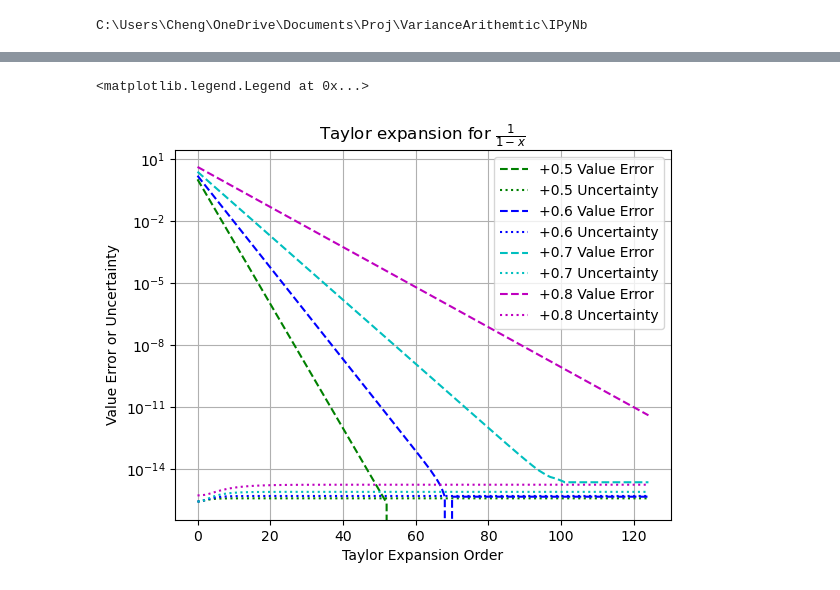
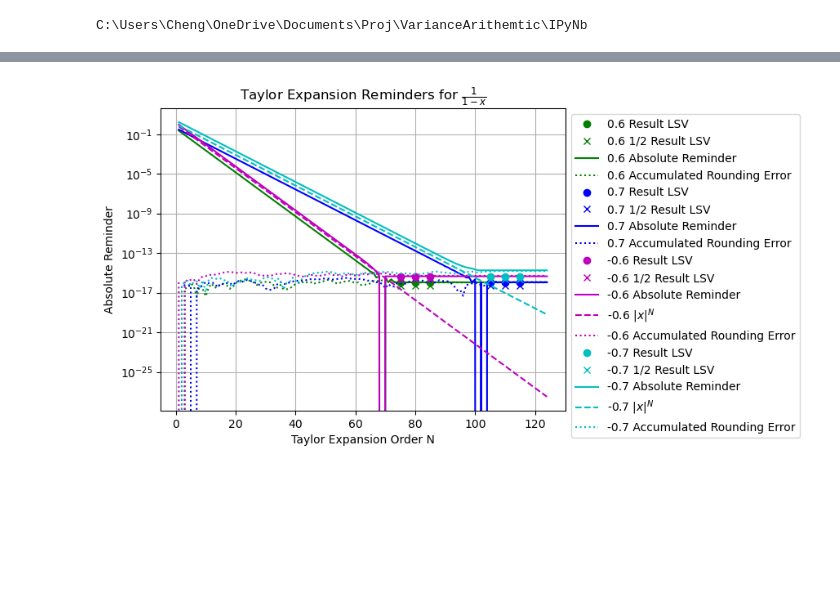
Before and after one commit to Chengpu0707/VarianceArithmetic, a Jupyter notebook: IPyNb/TaylorExpansion.ipynb, the cells around one changed output, grey strips where cells are left out. Drawn from its saved outputs; the diff is of its cells as text; code cells hidden in the pictures; blank space fills up the shorter version.

Commit message:
Improve Polynominal Taylor Expansion

```diff
--- a/IPyNb/TaylorExpansion.ipynb
+++ b/IPyNb/TaylorExpansion.ipynb
@@ -63,21 +21,31 @@ ax.legend(bbox_to_anchor=(1.0, 1.0))
-# %%
-fig, ax = plt.subplots()
-ax.set_title(r'Taylor expansion for $\frac{1}{1 - x}$')
-ax.set_xlabel('Taylor Expansion Order')
-ax.set_ylabel('Value Error or Uncertainty')
-ax.set_yscale('log')
-#ax.set_ylim(ylim)
-plt.grid(True)
-
-for epsilon, color in zip((0.5, 0.4, 0.3, 0.2), ('g', 'b', 'c', 'm')):
-    dfPlus = df[(df['Epsilon']==epsilon) & (df['Type']=='Plus')]
-    dfMinus = df[(df['Epsilon']==epsilon) & (df['Type']=='Minus')]
-    #ax.plot(dfPlus['Order'], dfPlus['Value Error'], color+'-', label=f'-{1 - epsilon} Value Error')
-    #ax.plot(dfPlus['Order'], dfPlus['Uncertainty'], color+'-.', label=f'-{1 -epsilon} Uncertainty')
-    ax.plot(dfMinus['Order'], dfMinus['Value Error'], color+'--', label=f'+{1 - epsilon} Value Error')
-    ax.plot(dfMinus['Order'], dfMinus['Uncertainty'], color+':', label=f'+{1 - epsilon} Uncertainty')
-
-ax.legend(bbox_to_anchor=(1.0, 1.0))
-# %% [output]
-<matplotlib.legend.Legend at 0x...>
-[figure, removed]
+# %%
+def PlotReminderUncertainty(minOrder=0, maxOrder=125, ylim=[], showUncertainty=False):
+    fig, ax = plt.subplots()
+    ax.set_title(r'Taylor Expansion Reminders for $\frac{1}{1 - x}$')
+    ax.set_xlabel('Taylor Expansion Order N')
+    ax.set_ylabel('Absolute Reminder')
+    ax.set_yscale('log')
+    if ylim:
+        ax.set_ylim(ylim)
+    plt.grid(True)
+
+    for x, color, sUlp in zip((0.6, 0.7, -0.6, -0.7), ('g', 'b', 'm', 'c'), [(75, 80, 85), (105, 110, 115)]*2):
+        dfPlot = df[(df['X']==x) & (df['Order']>=minOrder) & (df['Order']<=maxOrder) & (df['Order'].isin(sUlp))]
+        ax.plot(dfPlot['Order'], dfPlot['Result ULP'], color+'o', label=f'{x} Result LSV')
+        if not showUncertainty:
+            ax.plot(dfPlot['Order'], dfPlot['Result ULP']*0.5, color+'x', label=f'{x} 1/2 Result LSV')
+        dfPlot = df[(df['X']==x) & (df['Order']>=minOrder) & (df['Order']<=maxOrder)]
+        ax.plot(dfPlot['Order'], np.abs(dfPlot['Reminder']), color+'-', label=f'{x} Absolute Reminder')
+        if showUncertainty:
+            ax.plot(dfPlot['Order'], dfPlot['Uncertainty'], color+'-.', label=f'{x} Uncertainty')
+        else:
+            if x < 0:
+                ax.plot(dfPlot['Order'], dfPlot['Power'], color+'--', label=f'{x} $|x|^N$')
+            ax.plot(dfPlot['Order'], np.abs(dfPlot['Accumulated Rounding Error']), color+':',
+                    label=f'{x} Accumulated Rounding Error')
+
+    ax.legend(bbox_to_anchor=(1.0, 1.0))
+# %%
+PlotReminderUncertainty()
+# %% [output]
+[figure, added]
```
Also changed, not shown: parts of 16 cells of this notebook, 8 other files.
